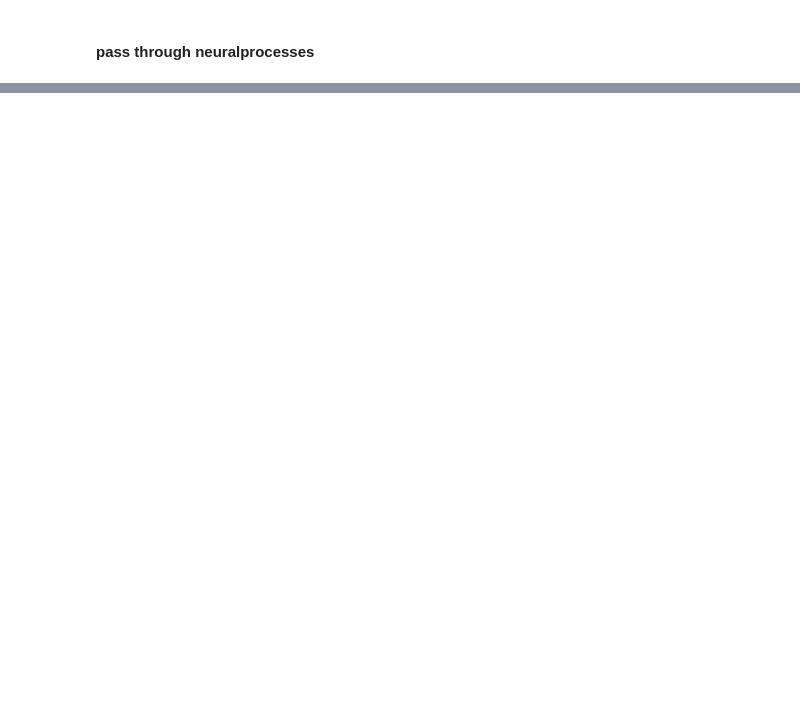
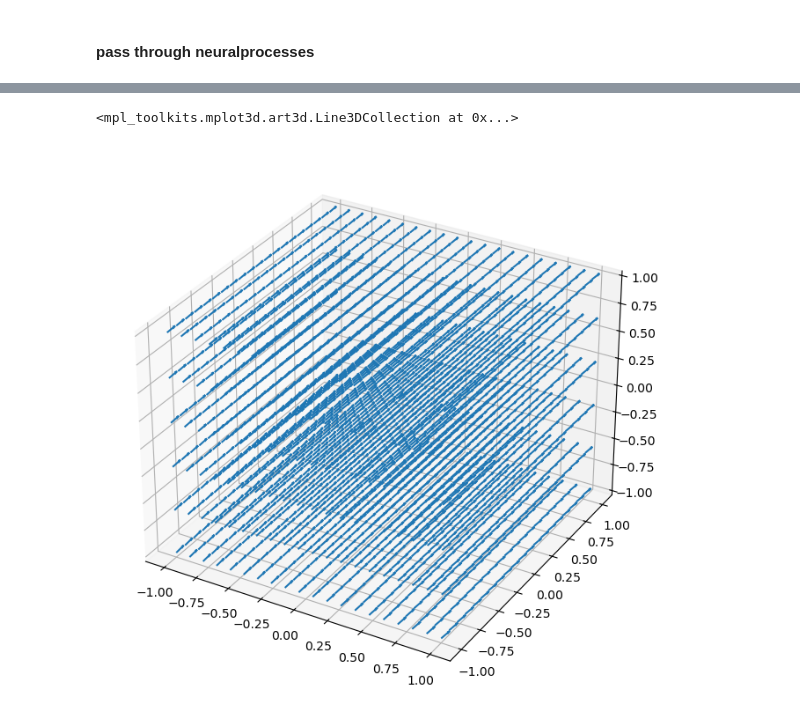
Before and after one commit to LennoxC/jetstream-interpolate-convcnp, a Jupyter notebook: notebooks/dev/neuralprocesses3d.ipynb, the cells around one changed output, grey strips where cells are left out. Cells and saved outputs as stored; diff of their text form; code cells hidden in the pictures; blank space fills up the shorter version.

```diff
--- a/notebooks/dev/neuralprocesses3d.ipynb
+++ b/notebooks/dev/neuralprocesses3d.ipynb
@@ -145,0 +176,18 @@ pred
+# %%
+# create a new velocity field for testing
+test_velocity_field = random_velocity_field(16, x_size, y_size, z_size)
+
+ith_test_velocity_field = test_velocity_field[0, :, :, :, :]
+
+# plot the test velocity field
+x, y, z = np.meshgrid(np.linspace(-1, 1, x_size), np.linspace(-1, 1, y_size), np.linspace(-1, 1, z_size))
+u = ith_test_velocity_field[0, :, :, 0]  # shape: (x_size, y_size, z_size)
+v = ith_test_velocity_field[0, :, :, 1]  # shape: (x_size, y_size, z_size)
+w = np.zeros_like(u)  # shape: (x_size, y_size)
+
+fig = plt.figure(figsize=(8, 8))
+ax = fig.add_subplot(111, projection='3d')
+ax.quiver(x, y, z, u, v, w, length=0.1, normalize=True)
+# %% [output]
+<mpl_toolkits.mplot3d.art3d.Line3DCollection at 0x...>
+[figure, added]
```
Also changed, not shown: parts of 16 cells of this notebook.
